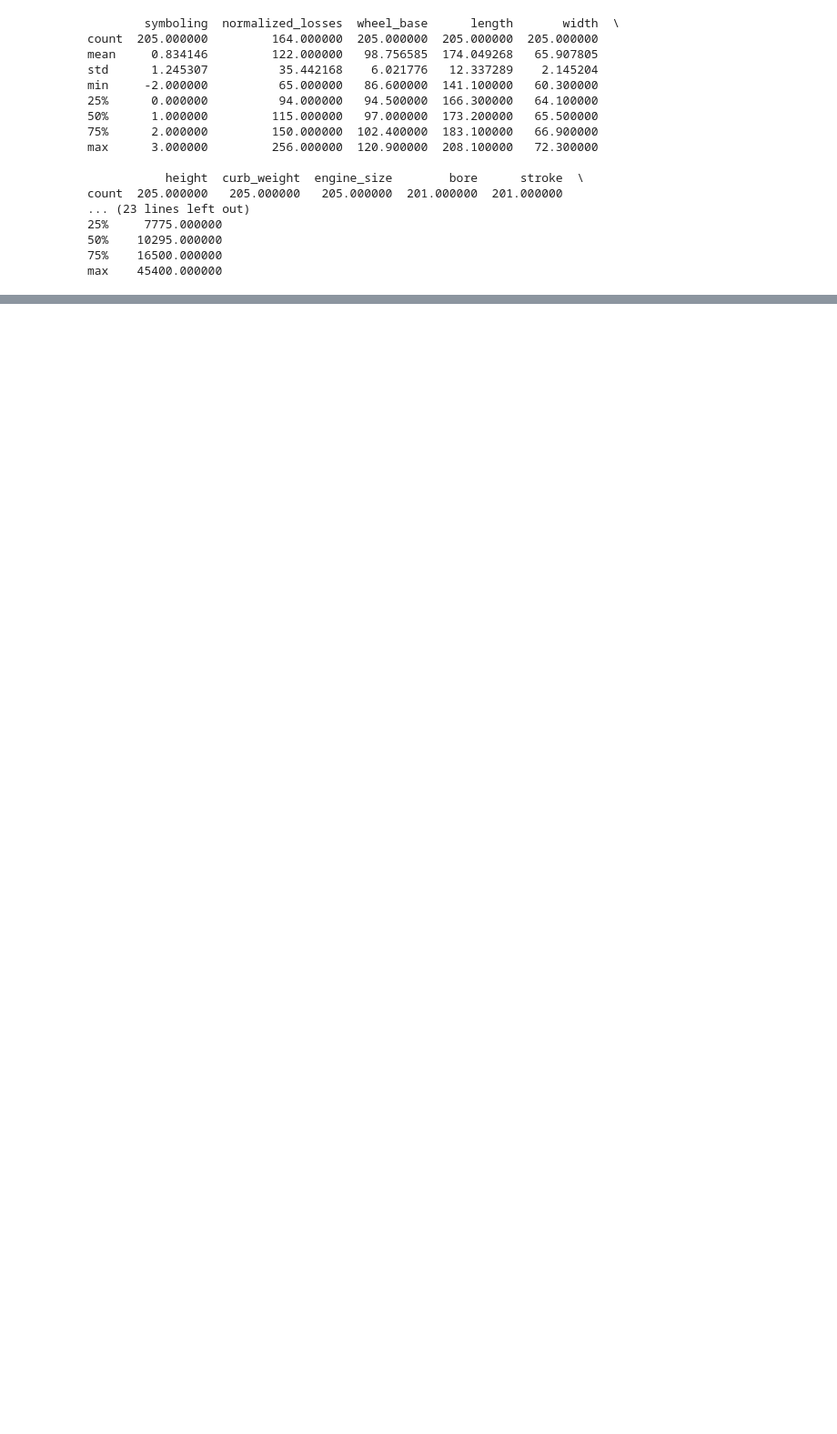
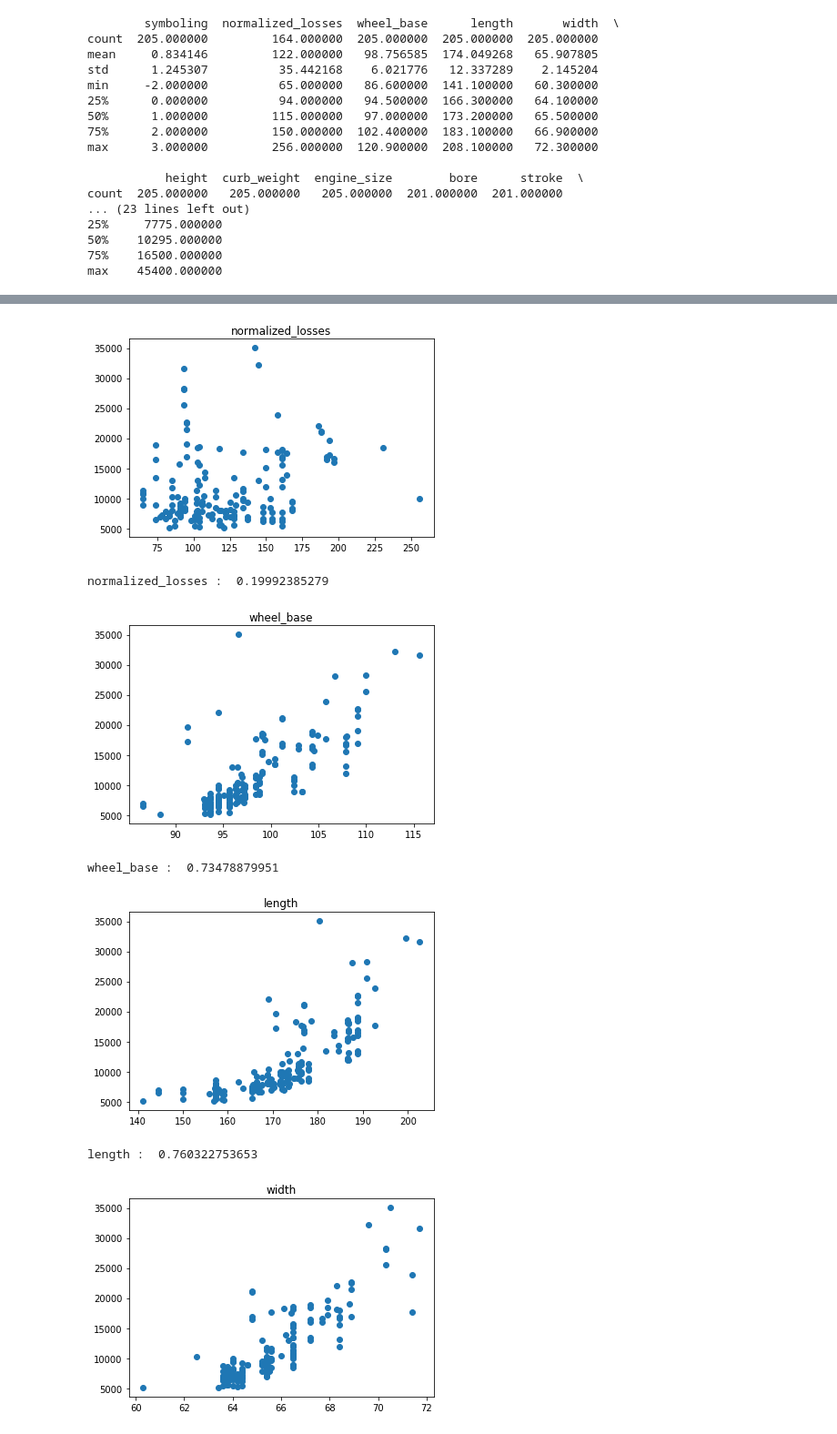
Before and after one commit to narayana1043/datascience_challenges, a Jupyter notebook: uci_cars.ipynb, the cells around one changed output, grey strips where cells are left out. Shown at 91% size. Saved outputs shown, nothing was run; the diff lists cells and outputs as text; code cells hidden in the pictures; blank space fills up the shorter version.

```diff
--- a/uci_cars.ipynb
+++ b/uci_cars.ipynb
@@ -176,0 +188,14 @@ ValueError: Input contains NaN, infinity or a value too large for dtype('float64
+# %%
+data = carsData.dropna()
+
+from sklearn.model_selection import cross_val_score
+from sklearn.linear_model import LinearRegression
+
+
+X = data.select_dtypes(include=["float64","int"]).drop(["price"], axis=1)
+print "features in model", X.columns
+y = data.select_dtypes(include=["float64"])["price"]
+
+clf = LinearRegression()
+cv_score = cross_val_score(clf, np.asarray(X), np.asarray(y), cv=3, scoring='mean_absolute_error')
+print "The means absoulte error: ",-cv_score.mean(), "and its std: ",cv_score.std()
@@ -176,0 +243,11 @@ ValueError: Input contains NaN, infinity or a value too large for dtype('float64
+# %%
+X = data.select_dtypes(include=["float64",'int']).drop(
+    ["price",'symboling','city_mpg' ,'engine_size','curb_weight'], axis=1)
+y = data.select_dtypes(include=["float64"])["price"]
+
+clf = LinearRegression()
+cv_score = cross_val_score(clf, np.asarray(X), np.asarray(y), cv=3, scoring='mean_absolute_error')
+print "The means absoulte error: ",-cv_score.mean(), "and its std: ",cv_score.std()
+cv_score = cross_val_score(clf, np.asarray(X), np.asarray(y), cv=3)
+print "R-squared value",cv_score.mean()
+print X.columns
@@ -176,0 +270,18 @@ ValueError: Input contains NaN, infinity or a value too large for dtype('float64
+# %%
+# feature generation based on plots against price for the continous variables
+cor_aginst_price = {}
+for feature in X.columns:
+    fig = plt.figure()
+    plt.title(feature)
+    plt.scatter(X[feature], y)
+    plt.show()
+    cor_aginst_price[feature] = np.corrcoef(X[feature], y)[1,0]
+    print feature,": ",np.corrcoef(X[feature], y)[1,0]
+# %% [output]
+[figure, added]
+normalized_losses :  0.19992385279
+[figure, added]
+wheel_base :  0.73478879951
+[figure, added]
+length :  0.760322753653
+[figure, added]
```
Also changed, not shown: parts of 41 cells of this notebook.
